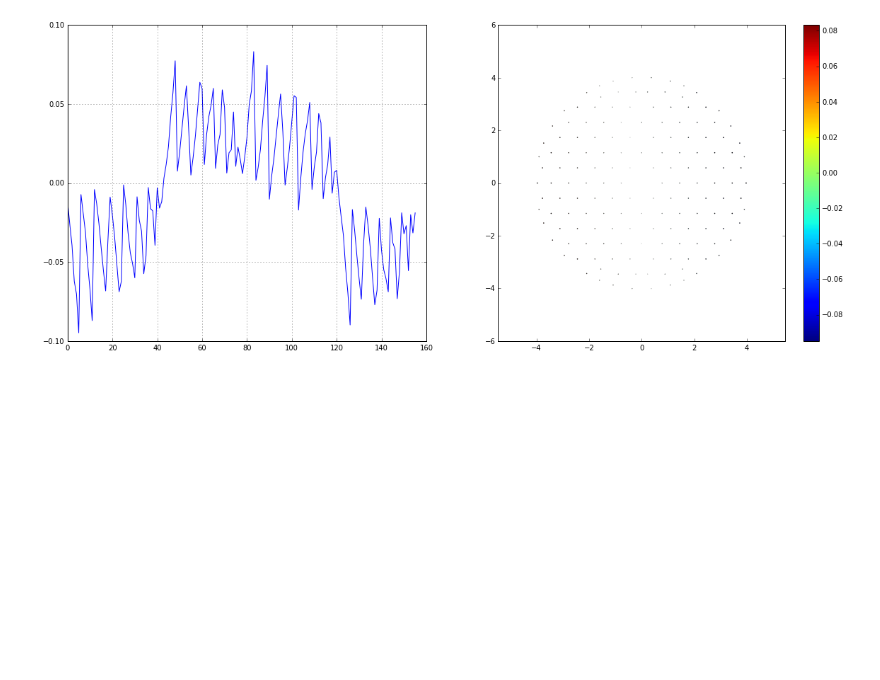
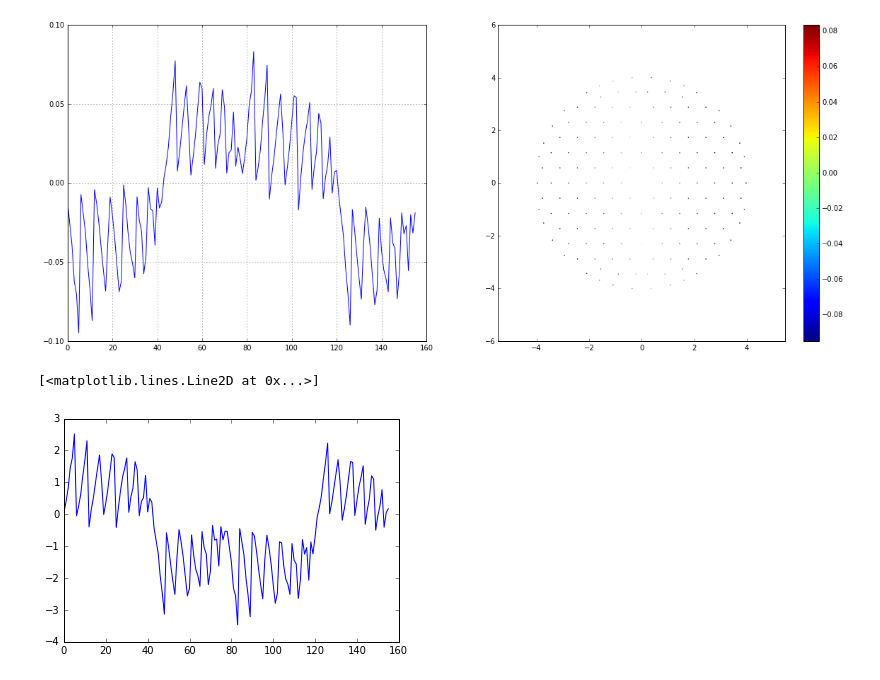
Before and after one commit to bxin/M1M3_ML, a Jupyter notebook: getVdayForces_190214.ipynb, the cells around one changed output. Cells and saved outputs as stored; diff of their text form; code cells hidden in the pictures; blank space fills up the shorter version.

```diff
--- a/getVdayForces_190214.ipynb
+++ b/getVdayForces_190214.ipynb
@@ -8,9 +8,10 @@ plt.style.use('classic')
 
 %matplotlib inline
 # %%
+# this excel file was what I used in real time to calculate forces for optimization in the Mirror Lab
 # first a few rows are for the 29.9/29.9nm surface. This is my f3 in finalLUT.ipynb
 # The average at the bottom was added later. It is my fa in finalLUT.ipynb
-aa = pd.read_excel('../testData/BestFigureForces.xlsx')
+aa = pd.read_excel('data/forces_used_real_time_190214.xlsx')
 # %%
 appliedForces0 = np.zeros(nActuator)
 for i in range(nActuator):
@@ -62,3 +63,8 @@ fig.colorbar(img, ax=ax[1])
 # %% [output]
 <matplotlib.colorbar.Colorbar at 0x...>
 [figure]
+# %%
+plt.plot(balanceForces)
+# %% [output]
+[<matplotlib.lines.Line2D at 0x...>]
+[figure, added]
```
Also changed, not shown: parts of 6 cells of this notebook.
